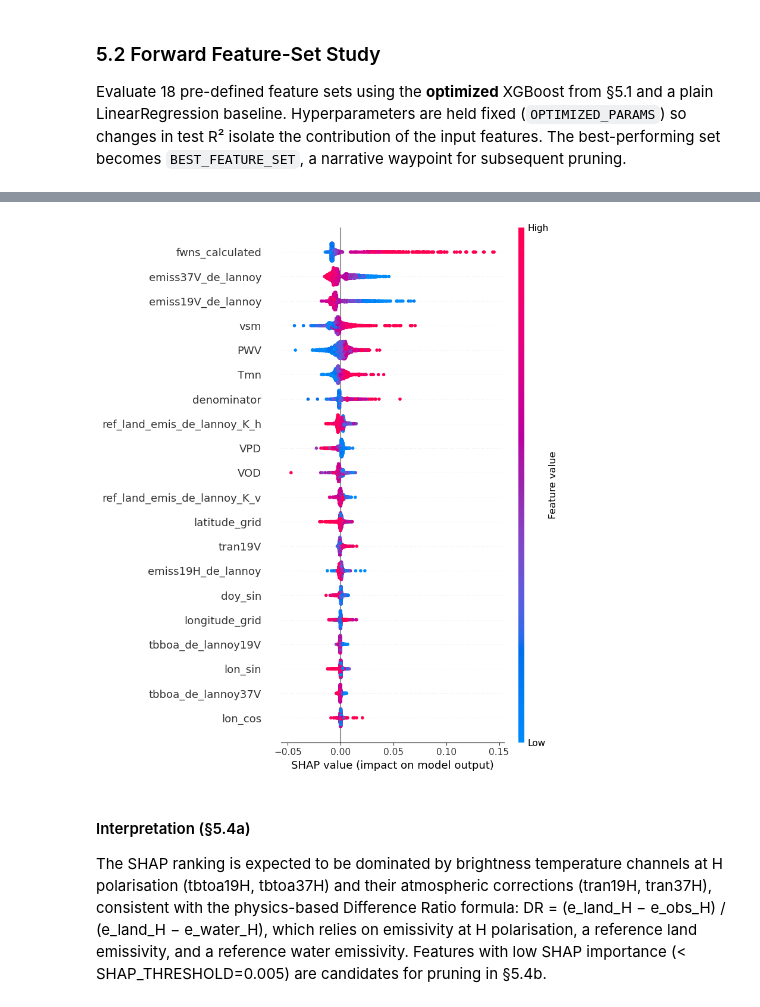
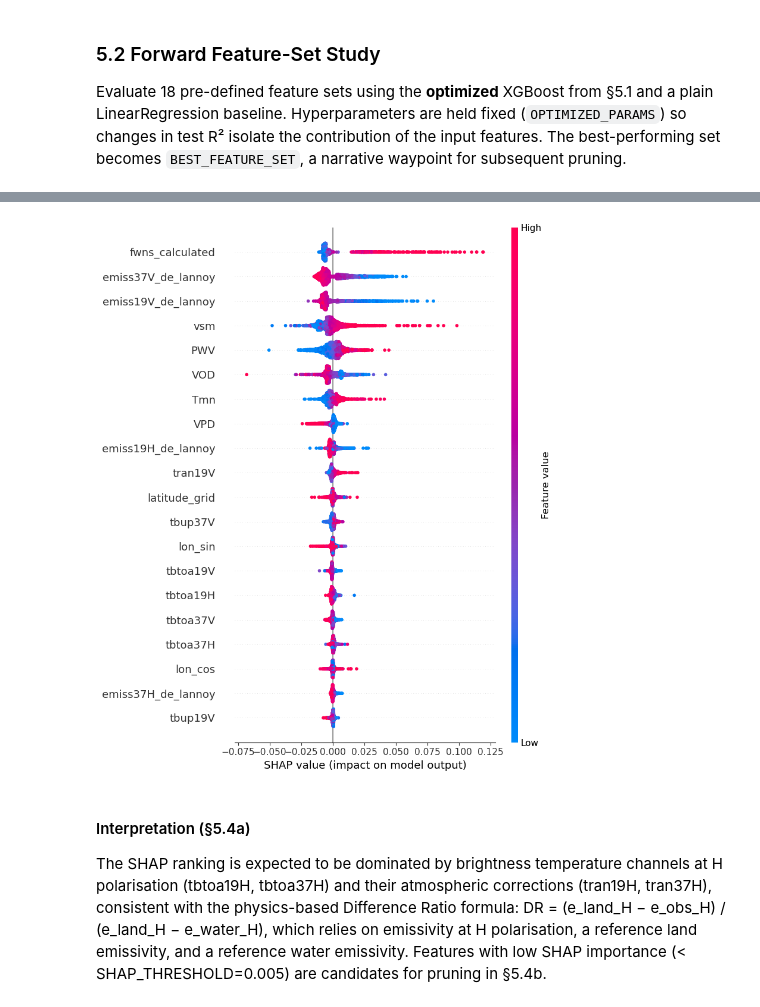
Before and after one commit to marcvem2AED/TFM_MCD_MarcVelascoMateu, a Jupyter notebook: 3-Model_training.ipynb, the cells around one changed output, grey strips where cells are left out. Cells and saved outputs as stored; diff of their text form; code cells hidden in the pictures.

Commit message:
Feature set study complete

```diff
--- a/3-Model_training.ipynb
+++ b/3-Model_training.ipynb
@@ -966,5 +975,8 @@ FEATURE_SETS = {
 }
 # %%
+# Load parameters for faster reproducibility
+OPTIMIZED_PARAMS = json.load(open(f'{HPO_DIR}/best_xgb_params.json'))
+
 # Evaluate all 18 feature sets using the hyperparameters from §5.1 (OPTIMIZED_PARAMS)
 # so that changes in precision isolate the contribution of the input features.
 _xgb_for_forward = XGBRegressor(**{k: v for k, v in OPTIMIZED_PARAMS.items()
@@ -973,10 +985,3 @@ feature_study_models = {
     'LinearRegression': LinearRegression(),
     'XGBoost': _xgb_for_forward,
 }
-feature_results = evaluate_feature_sets(
-    df_model, y, train_idx, test_idx, FEATURE_SETS, feature_study_models
-)
-feature_ranking = feature_results.sort_values(
-    ['model', 'R2_test'], ascending=[True, False]
-).reset_index(drop=True)
-display(feature_ranking[['feature_set', 'n_features', 'model', 'MAE_test', 'R2_test', 'R2_train']])
@@ -1000,0 +1101,8 @@ display(feature_ranking[['feature_set', 'n_features', 'model', 'MAE_test', 'R2_t
+# %%
+feature_results = evaluate_feature_sets(
+    df_model, y, train_idx, test_idx, FEATURE_SETS_7, feature_study_models
+)
+feature_ranking = feature_results.sort_values(
+    ['model', 'R2_test'], ascending=[True, False]
+).reset_index(drop=True)
+display(feature_ranking[['feature_set', 'n_features', 'model', 'MAE_test', 'R2_test', 'R2_train']])
@@ -1001,8 +1122,8 @@ display(feature_ranking[['feature_set', 'n_features', 'model', 'MAE_test', 'R2_t
 # %%
 # Store the best feature set for XGBoost (likely F1_all — kitchen sink)
-best_feature_row = feature_ranking[feature_ranking['model'] == 'XGBoost'].iloc[0]
+best_feature_row = feature_ranking[feature_ranking['model'] == 'XGBoost'][feature_ranking['feature_set'] == 'G1_best'].iloc[0]
 BEST_FEATURE_SET_NAME = best_feature_row['feature_set']
-BEST_FEATURE_SET = FEATURE_SETS[BEST_FEATURE_SET_NAME]
+BEST_FEATURE_SET = FEATURE_SETS_7[BEST_FEATURE_SET_NAME]
 
 print(f'Best feature set: {BEST_FEATURE_SET_NAME}  ({len(BEST_FEATURE_SET)} features)')
 print(f'XGBoost R² on best set: {best_feature_row["R2_test"]:.6f}')
@@ -1071 +1139,10 @@ A two-part study. First (§5.4a) compute global mean |SHAP| values on the optimi
+# %%
+X_selected_train = df_model.loc[train_idx, BEST_FEATURE_SET]
+X_selected_test  = df_model.loc[test_idx,  BEST_FEATURE_SET]
+y_selected_train = y.loc[train_idx]
+y_selected_test  = y.loc[test_idx]
+
+_xgb_for_forward = XGBRegressor(**{k: v for k, v in OPTIMIZED_PARAMS.items() if k not in ('objective', 'eval_metric', 'tree_method')})
+
+optimized_reduced_model = _xgb_for_forward.fit(X_selected_train, y_selected_train)
 # %%
@@ -1119,13 +1196,13 @@ plt.show()
 # %%
 # SHAP beeswarm plot: each dot is one observation; colour shows feature value.
 # Look for which features have wide spread (high impact variance) vs narrow clusters.
 X_beeswarm = X_selected_test.sample(n=min(2000, len(X_selected_test)),
                                         random_state=RANDOM_STATE)
-explainer = shap.TreeExplainer(optimized_model)
+explainer = shap.TreeExplainer(optimized_reduced_model)
 shap_values = explainer.shap_values(X_beeswarm)
 shap.summary_plot(shap_values, X_beeswarm, show=True)
 # %% [output]
-[figure, old version]
+[figure, new version]
 # %% [markdown]
 #### Interpretation (§5.4a)
 
```
Also changed, not shown: parts of 23 cells of this notebook.
